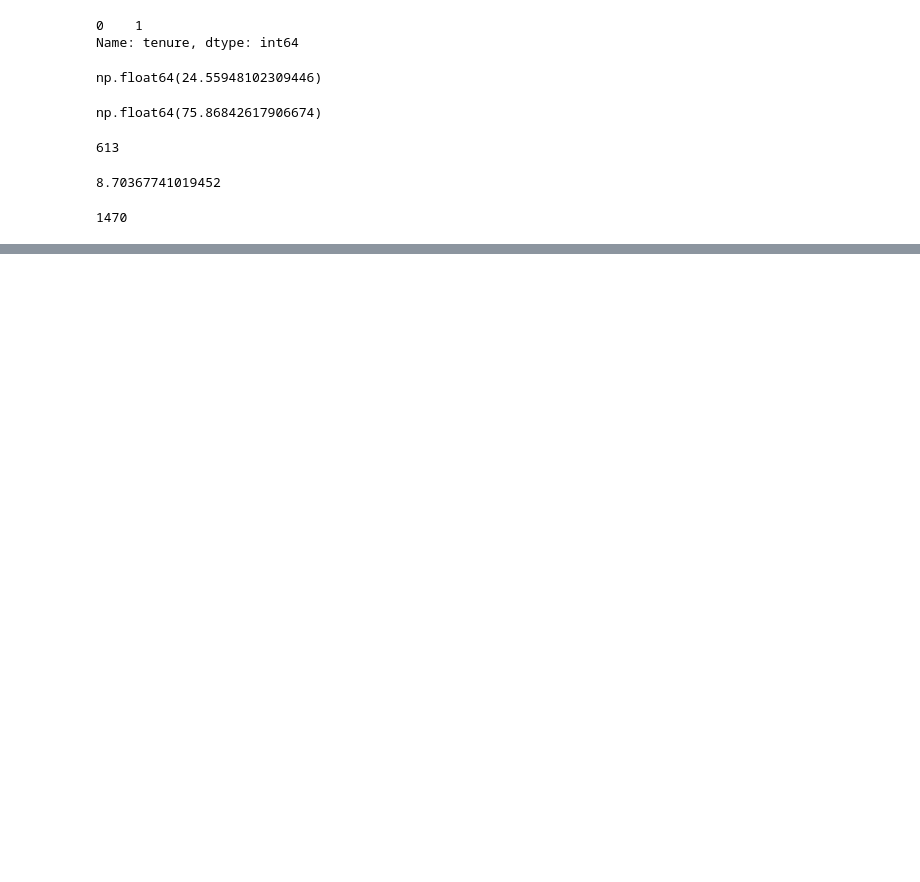
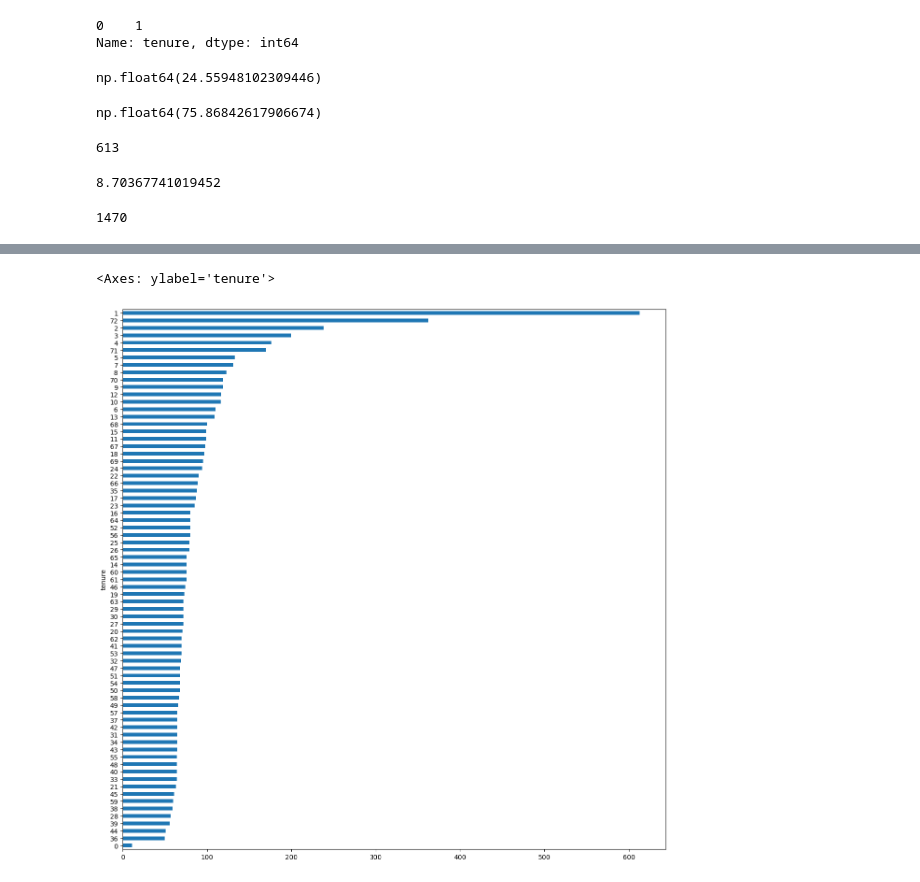
Before and after one commit to AlexandreFeltrin/EstudoIA, a Jupyter notebook: EDA/eda.ipynb, the cells around one changed output, grey strips where cells are left out. Drawn from its saved outputs; the diff is of its cells as text; code cells hidden in the pictures; blank space fills up the shorter version.

```diff
--- a/EDA/eda.ipynb
+++ b/EDA/eda.ipynb
@@ -518,0 +537,7 @@ len(df_churn[(df_churn.tenure >= 1) & (df_churn.tenure <= 6)])
+# %%
+# apresentar a quantidade de clientes por temo de contrato - Agrupamento com sumarização em um plot
+
+df_churn.groupby(['tenure']).size().sort_values().plot.barh(figsize=(15,15))
+# %% [output]
+<Axes: ylabel='tenure'>
+[figure, added]
```
Also changed, not shown: parts of 18 cells of this notebook, 3 other files.
